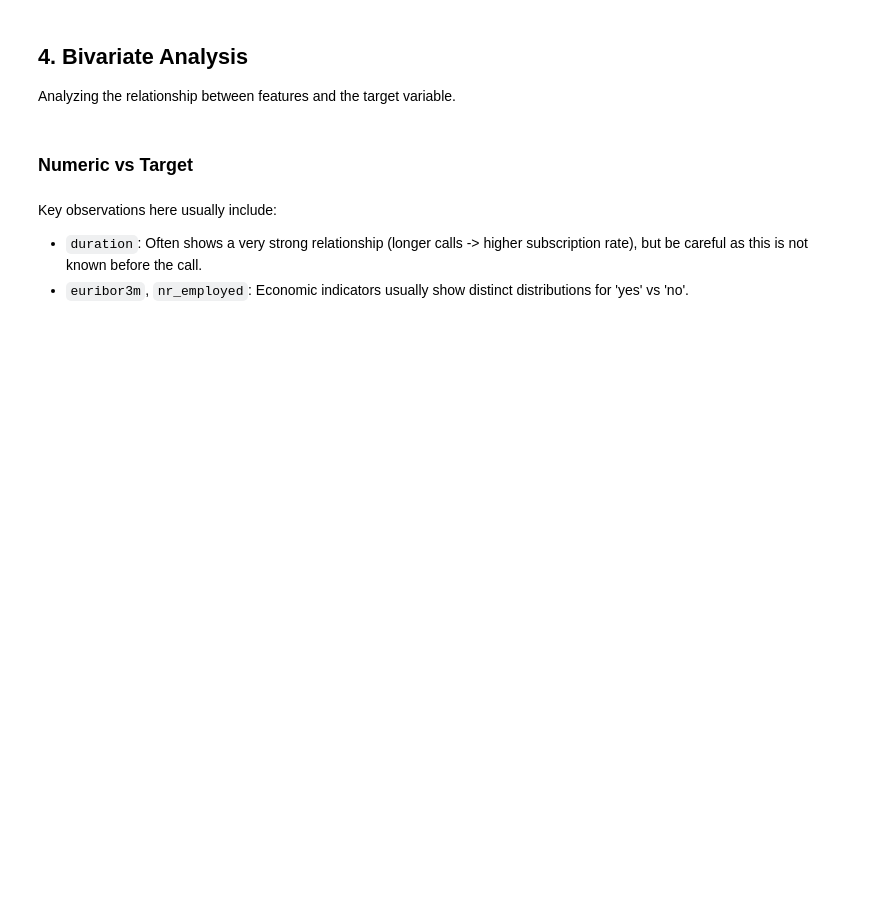
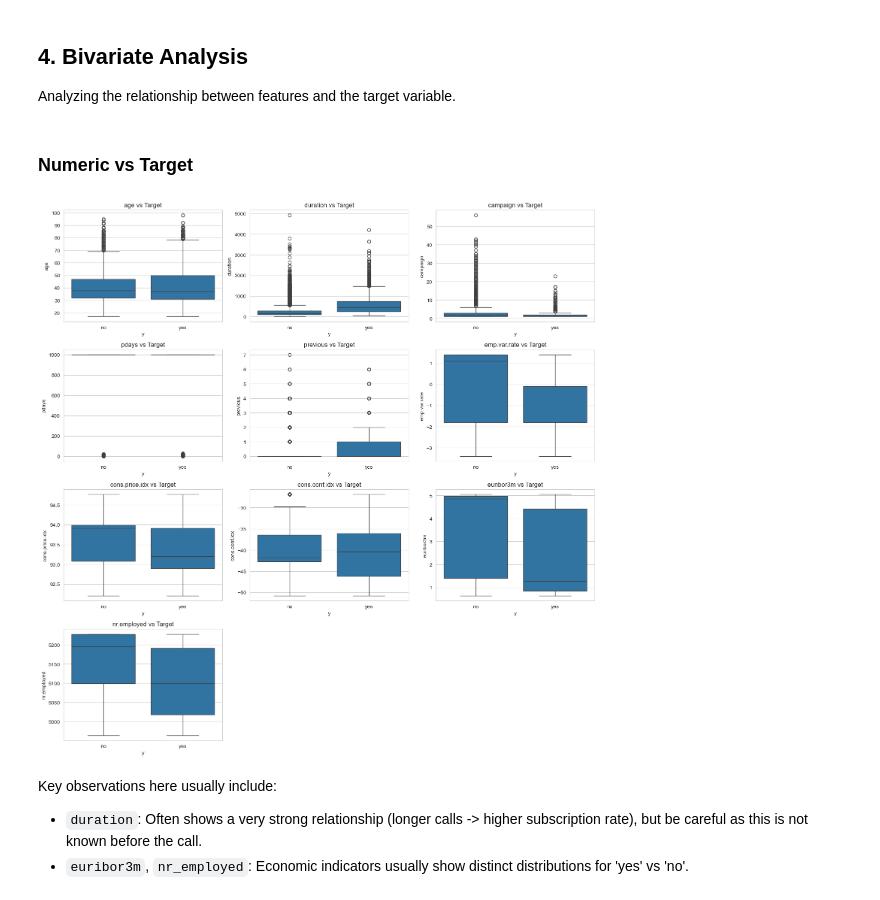
Before and after one commit to hjx2020/bank-marketing, a Jupyter notebook: bank_marketing_eda.ipynb, the cells around one changed output. Drawn from its saved outputs; the diff is of its cells as text; code cells hidden in the pictures; blank space fills up the shorter version.

```diff
--- a/bank_marketing_eda.ipynb
+++ b/bank_marketing_eda.ipynb
@@ -21,7 +21,7 @@ warnings.filterwarnings('ignore')
 # %%
 # Load the dataset
 # Using the same path as the modeling notebook
-df = pd.read_csv("sample_data/bank-additional-full.csv", sep=';')
+df = pd.read_csv('data/bank-additional-full.csv', sep=';')
 
 # Display first few rows
 df.head()
@@ -73,10 +90 @@ print("Missing Values:\n", df.isnull().sum())
-# %%
-# Check for Duplicates
-duplicates = df.duplicated().sum()
-print(f"Duplicate Rows: {duplicates}")
-
-if duplicates > 0:
-    print("Dropping duplicates...")
-    df.drop_duplicates(inplace=True)
-    print(f"New shape: {df.shape}")
 # %% [markdown]
@@ -98,9 +127,8 @@ Analyzing independent variables one by one.
 numeric_cols = df.select_dtypes(include=['int64', 'float64']).columns.tolist()
 categorical_cols = df.select_dtypes(include=['object']).columns.tolist()
 
-# Remove 'y' from categorical if present (though it's target)
-if 'y' in categorical_cols:
-    categorical_cols.remove('y')
+# Remove 'y' from categorical
+categorical_cols.remove('y')
 
 print("Numeric Columns:", numeric_cols)
 print("Categorical Columns:", categorical_cols)
@@ -136,12 +182,14 @@ Analyzing the relationship between features and the target variable.
 # %%
 # Boxplots of Numeric features by Target
 plt.figure(figsize=(15, 15))
 for i, col in enumerate(numeric_cols, 1):
     plt.subplot(4, 3, i)
     sns.boxplot(x='y', y=col, data=df)
-    plt.title(f'{col} vs Target (y)')
+    plt.title(f'{col} vs Target')
 plt.tight_layout()
 plt.show()
+# %% [output]
+[figure, added]
 # %% [markdown]
 Key observations here usually include:
 - `duration`: Often shows a very strong relationship (longer calls -> higher subscription rate), but be careful as this is not known before the call.
```
Also changed, not shown: parts of 16 cells of this notebook, 1 other file.
